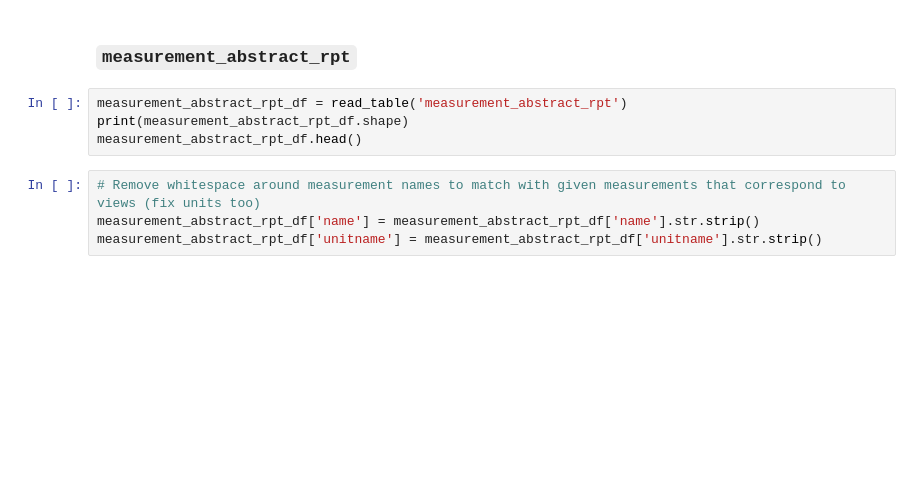
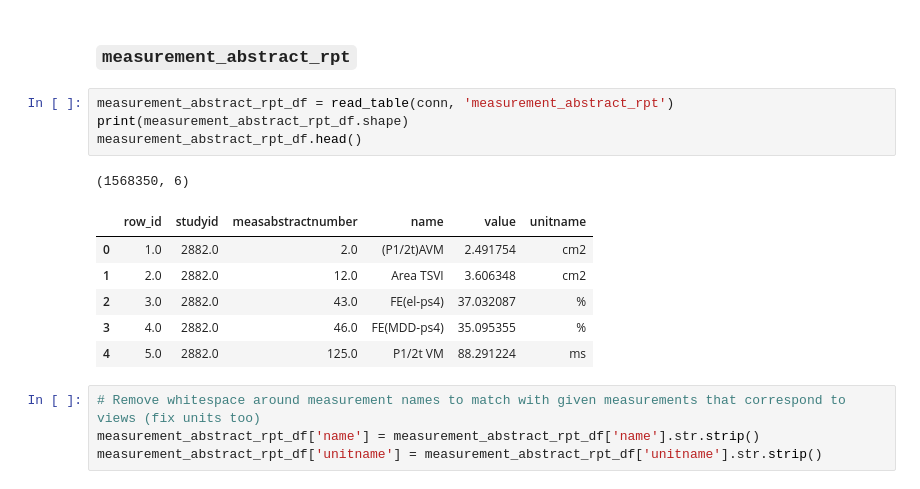
Before and after one commit to dssg/usal_echo_public, a Jupyter notebook: notebooks/20190702_YN_measurement_eda.ipynb, the cells around one changed output. Saved outputs shown, nothing was run; the diff lists cells and outputs as text; blank space fills up the shorter version.

```diff
--- a/notebooks/20190702_YN_measurement_eda.ipynb
+++ b/notebooks/20190702_YN_measurement_eda.ipynb
@@ -21,9 +25,17 @@ N_BINS = 20
 # %% [markdown]
 ### `measurement_abstract_rpt`
 # %%
-measurement_abstract_rpt_df = read_table('measurement_abstract_rpt')
+measurement_abstract_rpt_df = read_table(conn, 'measurement_abstract_rpt')
 print(measurement_abstract_rpt_df.shape)
 measurement_abstract_rpt_df.head()
+# %% [output]
+(1568350, 6)
+|  | row_id | studyid | measabstractnumber | name | value | unitname |
+| 0 | 1.0 | 2882.0 | 2.0 | (P1/2t)AVM | 2.491754 | cm2 |
+| 1 | 2.0 | 2882.0 | 12.0 | Area TSVI | 3.606348 | cm2 |
+| 2 | 3.0 | 2882.0 | 43.0 | FE(el-ps4) | 37.032087 | % |
+| 3 | 4.0 | 2882.0 | 46.0 | FE(MDD-ps4) | 35.095355 | % |
+| 4 | 5.0 | 2882.0 | 125.0 | P1/2t VM | 88.291224 | ms |
 # %%
 # Remove whitespace around measurement names to match with given measurements that correspond to views (fix units too)
 measurement_abstract_rpt_df['name'] = measurement_abstract_rpt_df['name'].str.strip()
```
Also changed, not shown: parts of 74 cells of this notebook, 1 other file.
